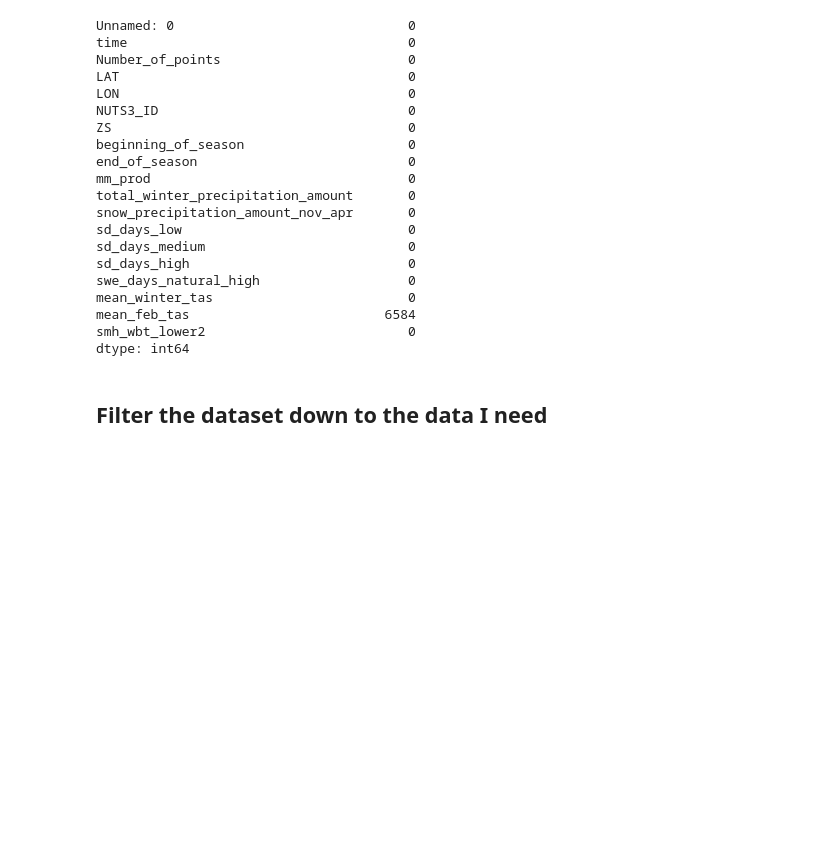
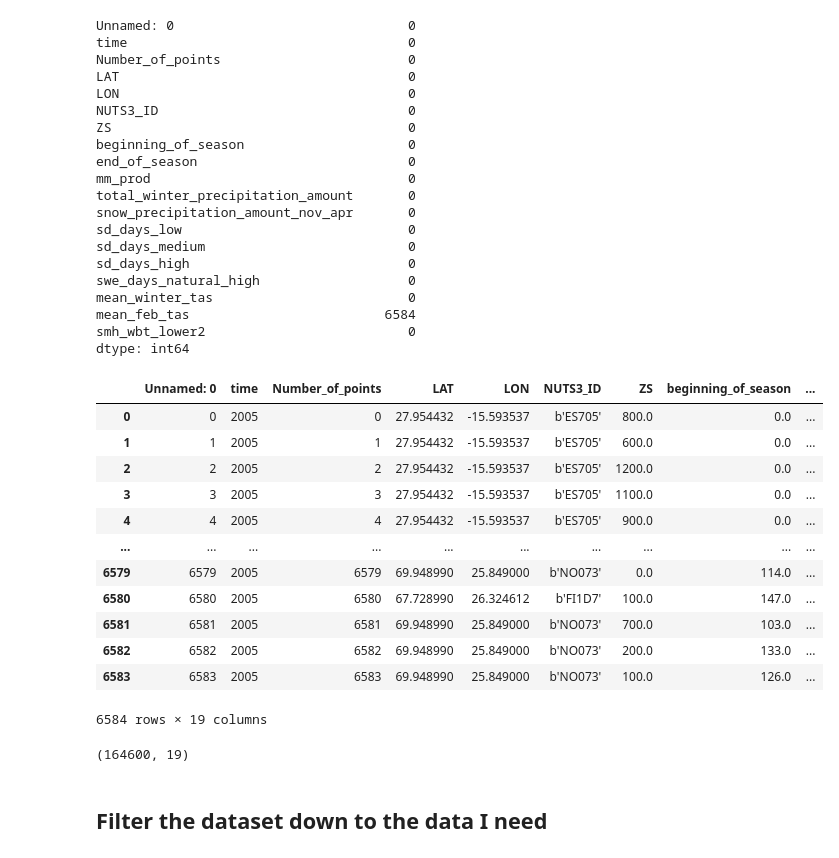
Before and after one commit to CyrielleMary/Mid-Project, a Jupyter notebook: Mid Project.ipynb, the cells around one changed output. Drawn from its saved outputs; the diff is of its cells as text; code cells hidden in the pictures; blank space fills up the shorter version.

```diff
--- a/Mid Project.ipynb
+++ b/Mid Project.ipynb
@@ -127,3 +127,19 @@ mean_winter_tas                         0
 mean_feb_tas                         6584
 smh_wbt_lower2                          0
 dtype: int64
+# %%
+data[data['mean_feb_tas'].isna()]
+# %% [output]
+|  | Unnamed: 0 | time | Number_of_points | LAT | LON | NUTS3_ID | ZS | beginning_of_season | ... |
+| 0 | 0 | 2005 | 0 | 27.954432 | -15.593537 | b'ES705' | 800.0 | 0.0 | ... |
+| 1 | 1 | 2005 | 1 | 27.954432 | -15.593537 | b'ES705' | 600.0 | 0.0 | ... |
+| 2 | 2 | 2005 | 2 | 27.954432 | -15.593537 | b'ES705' | 1200.0 | 0.0 | ... |
+| 3 | 3 | 2005 | 3 | 27.954432 | -15.593537 | b'ES705' | 1100.0 | 0.0 | ... |
+| 4 | 4 | 2005 | 4 | 27.954432 | -15.593537 | b'ES705' | 900.0 | 0.0 | ... |
+| ... | ... | ... | ... | ... | ... | ... | ... | ... | ... |
+| 6579 | 6579 | 2005 | 6579 | 69.948990 | 25.849000 | b'NO073' | 0.0 | 114.0 | ... |
+| 6580 | 6580 | 2005 | 6580 | 67.728990 | 26.324612 | b'FI1D7' | 100.0 | 147.0 | ... |
+| 6581 | 6581 | 2005 | 6581 | 69.948990 | 25.849000 | b'NO073' | 700.0 | 103.0 | ... |
+| 6582 | 6582 | 2005 | 6582 | 69.948990 | 25.849000 | b'NO073' | 200.0 | 133.0 | ... |
+| 6583 | 6583 | 2005 | 6583 | 69.948990 | 25.849000 | b'NO073' | 100.0 | 126.0 | ... |
+6584 rows × 19 columns
@@ -129,0 +148,4 @@ dtype: int64
+# %%
+data1.shape
+# %% [output]
+(164600, 19)
```
Also changed, not shown: parts of 50 cells of this notebook.
